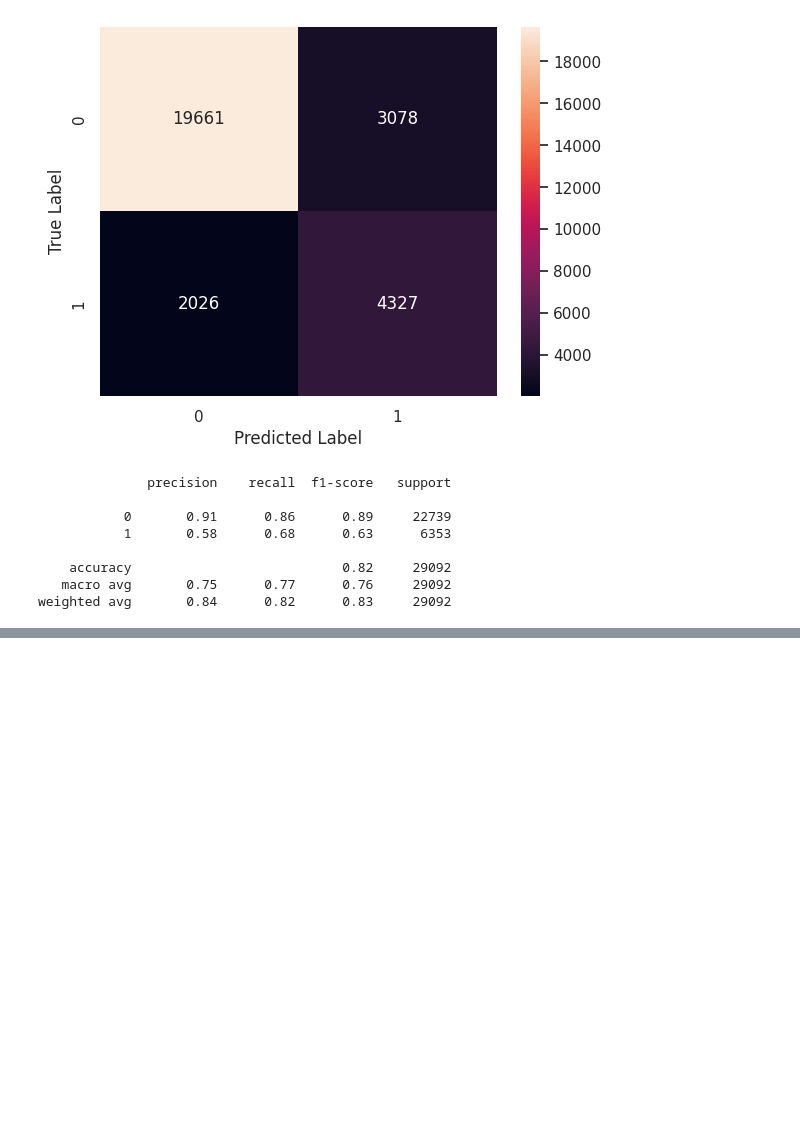
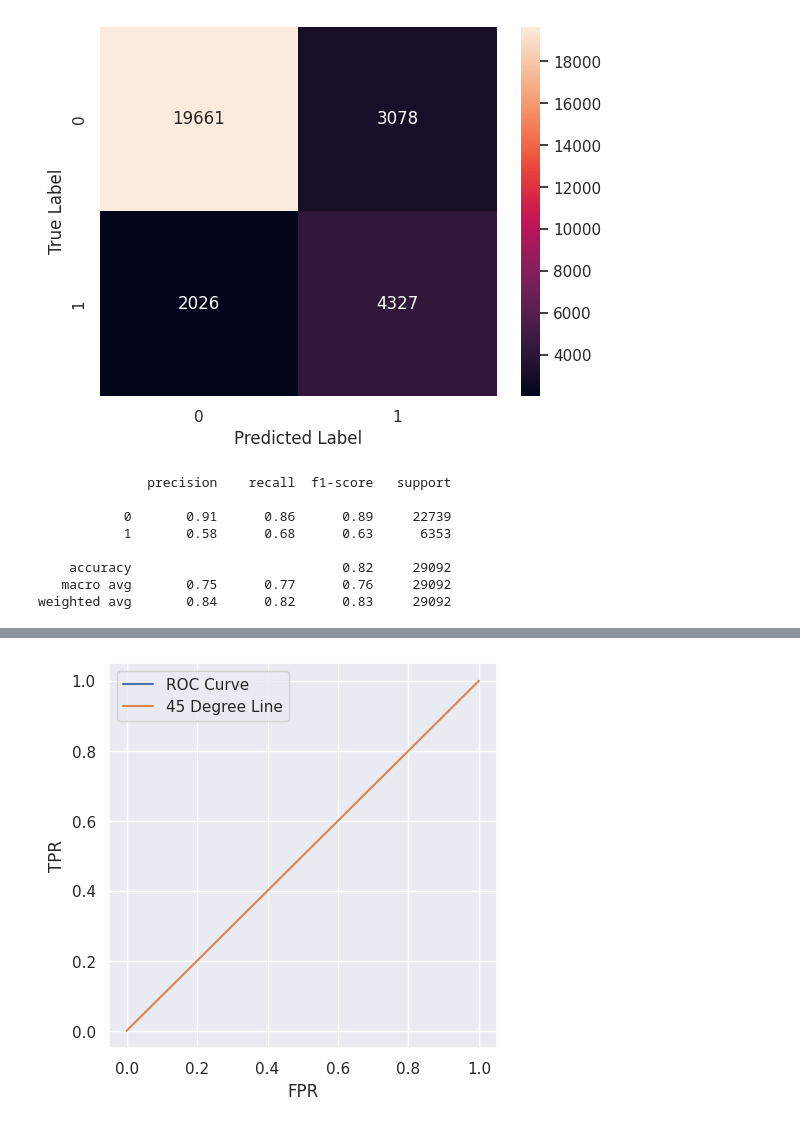
Before and after one commit to NishKoder/DL-Practice-From-Kaggel, a Jupyter notebook: eda-rain-in-australia.ipynb, the cells around one changed output, grey strips where cells are left out. Saved outputs shown, nothing was run; the diff lists cells and outputs as text; code cells hidden in the pictures; blank space fills up the shorter version.

```diff
--- a/eda-rain-in-australia.ipynb
+++ b/eda-rain-in-australia.ipynb
@@ -918,0 +988,11 @@ weighted avg       0.84      0.82      0.83     29092
+# %%
+#Plot of TPR vs FPR
+plt.figure(figsize=(5, 5))
+plt.plot(df_rand.fpr, df_rand.tpr,label='ROC Curve')
+plt.plot([0, 1], [0, 1],label='45 Degree Line')
+plt.legend()
+plt.ylabel('TPR')
+plt.xlabel('FPR')
+plt.show()
+# %% [output]
+[figure, added]
```
Also changed, not shown: parts of 13 cells of this notebook.
